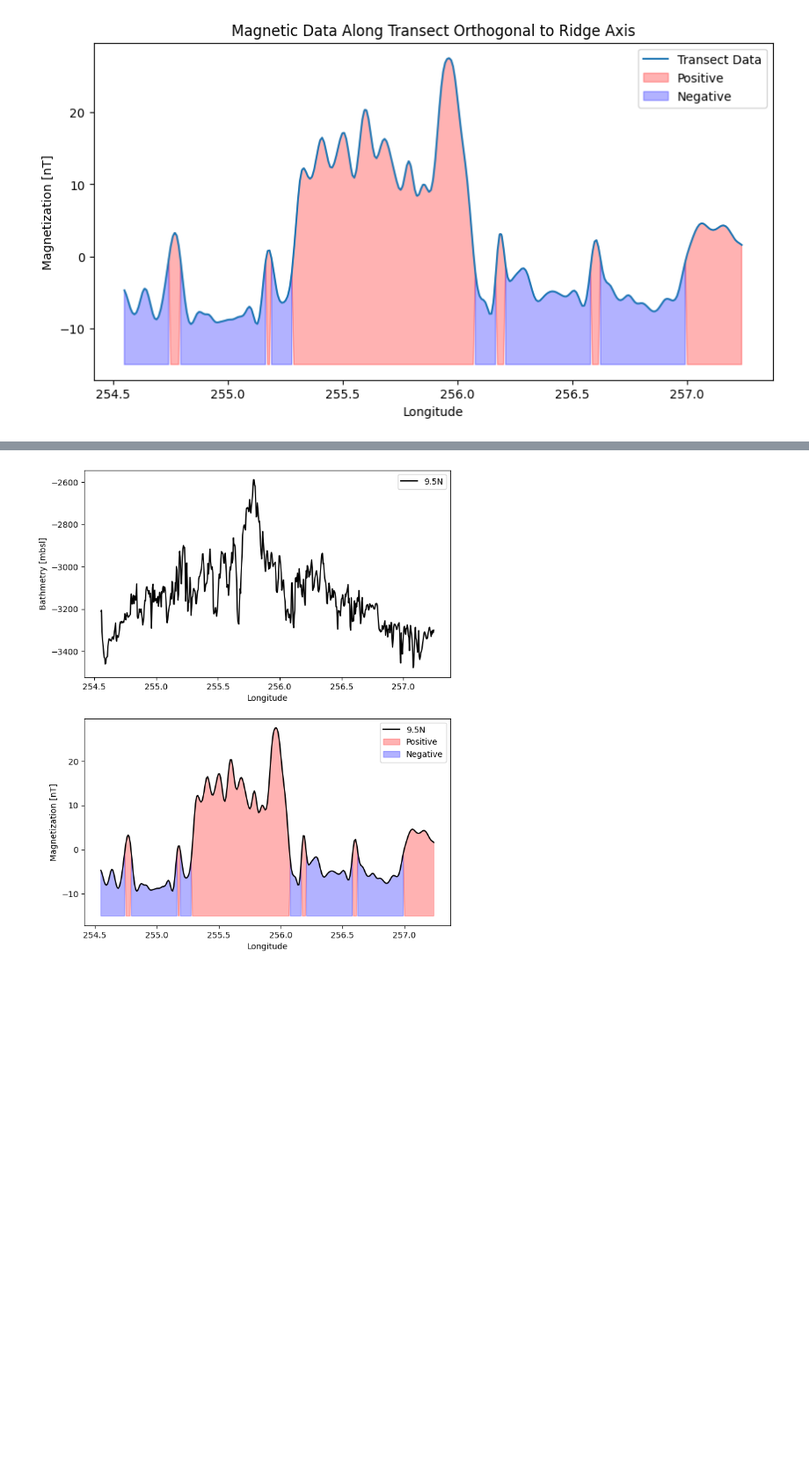
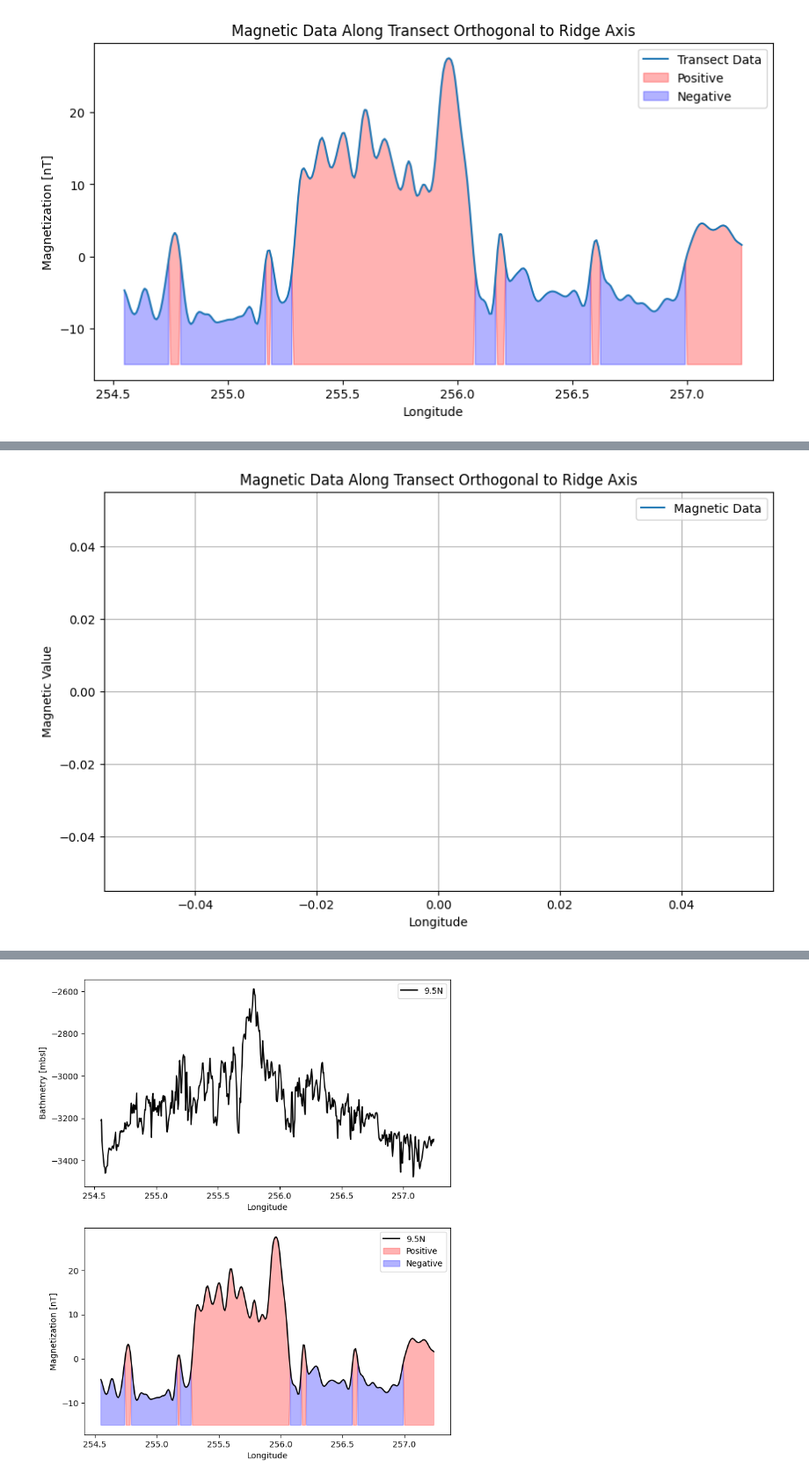
Before and after one commit to seanb7/GEOL-450, a Jupyter notebook: Bathymetry_and_Magnetics.ipynb, the cells around one changed output, grey strips where cells are left out. Shown at 88% size. Cells and saved outputs as stored; diff of their text form; code cells hidden in the pictures; blank space fills up the shorter version.

```diff
--- a/Bathymetry_and_Magnetics.ipynb
+++ b/Bathymetry_and_Magnetics.ipynb
@@ -233,0 +203,46 @@ fig.savefig('Bonus Bathmetry Transect Data.pdf')
+# %%
+# Define the transect orthogonal to the ridge axis
+# Define Data points
+# Make sure x2 and y2 have the same length before stacking
+min_len = min(len(x2), len(y2))
+ridge_axis = np.vstack([x2[:min_len], y2[:min_len]]).T
+# For simplicity, let's assume the transect is a straight line orthogonal to the ridge axis midpoint
+midpoint = np.mean(ridge_axis, axis=0)
+slope = (ridge_axis[1, 1] - ridge_axis[0, 1]) / (ridge_axis[1, 0] - ridge_axis[0, 0])
+orthogonal_slope = -1 / slope
+
+# Generate transect points
+transect_length = 100.0  # Length of the transect
+num_points = 100  # Number of points along the transect
+x_transect = np.linspace(midpoint[0] - transect_length / 2, midpoint[0] + transect_length / 2, num_points)
+y_transect = orthogonal_slope * (x_transect - midpoint[0]) + midpoint[1]
+
+# Interpolate magnetic data along the transect
+# Assuming 'data' is your DataFrame with columns 'LON', 'LAT', and magnetic values
+# Create a meshgrid of coordinates for the magnetic data
+X, Y = np.meshgrid(x, y)  # Assuming x and y are your coordinate arrays
+
+# Stack the coordinates into a single array
+points = np.stack((X.flatten(), Y.flatten()), axis=-1)
+
+# Extract magnetic values, assuming datamat is your magnetic data array
+values = datamat.flatten()
+
+# Stack the transect coordinates into a single array
+transect_points = np.stack((x_transect, y_transect), axis=-1)
+
+# Interpolate the magnetic data along the transect using griddata
+from scipy.interpolate import griddata
+magnetic_values = griddata(points, values, transect_points, method='linear')
+
+# Plot the transect and magnetic data
+plt.figure(figsize=(10, 6))
+plt.plot(x_transect, magnetic_values, label='Magnetic Data')
+plt.xlabel('Longitude')
+plt.ylabel('Magnetic Value')
+plt.title('Magnetic Data Along Transect Orthogonal to Ridge Axis')
+plt.legend()
+plt.grid(True)
+plt.show()
+# %% [output]
+[figure, added]
```
Also changed, not shown: parts of 3 cells of this notebook.
